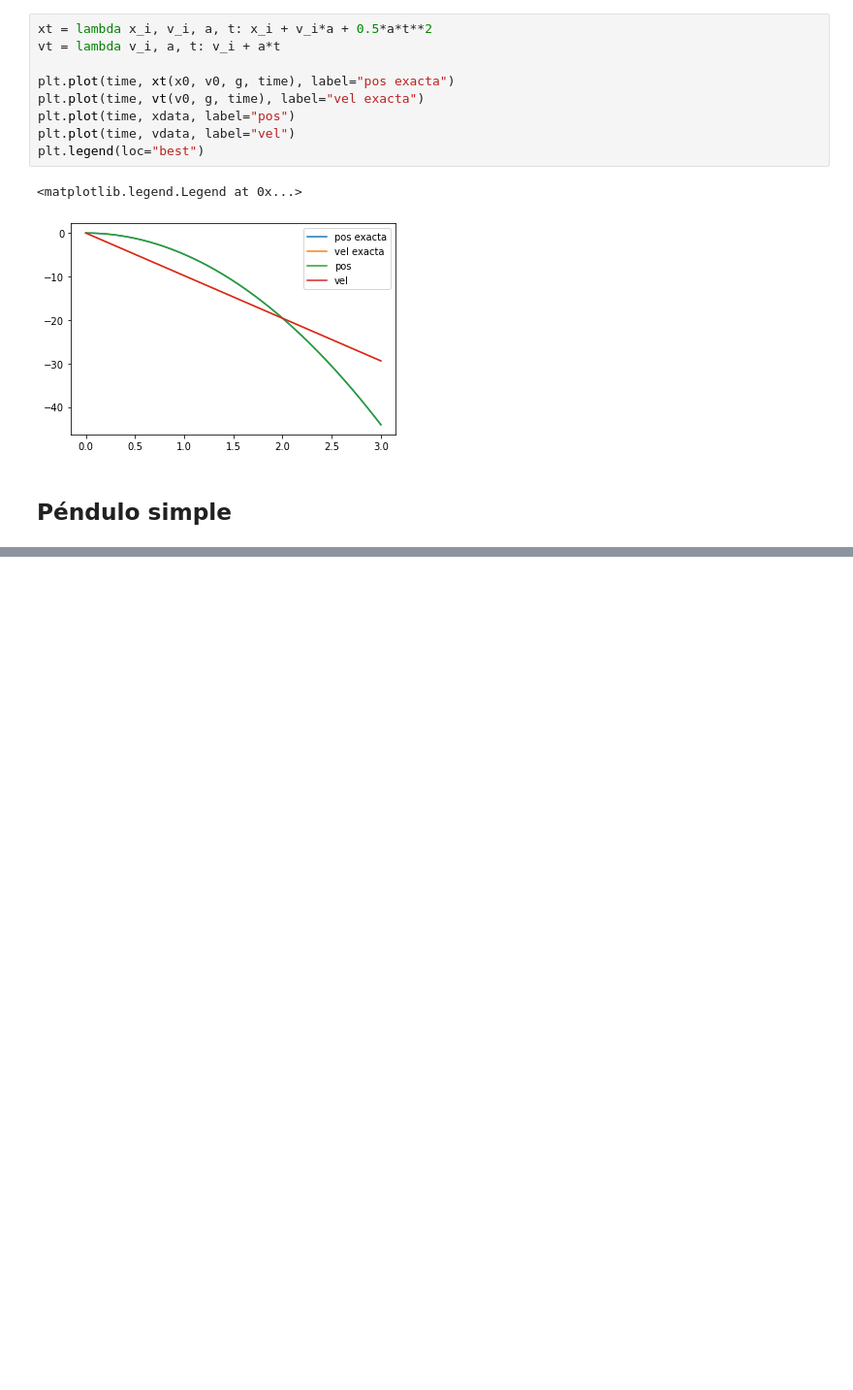
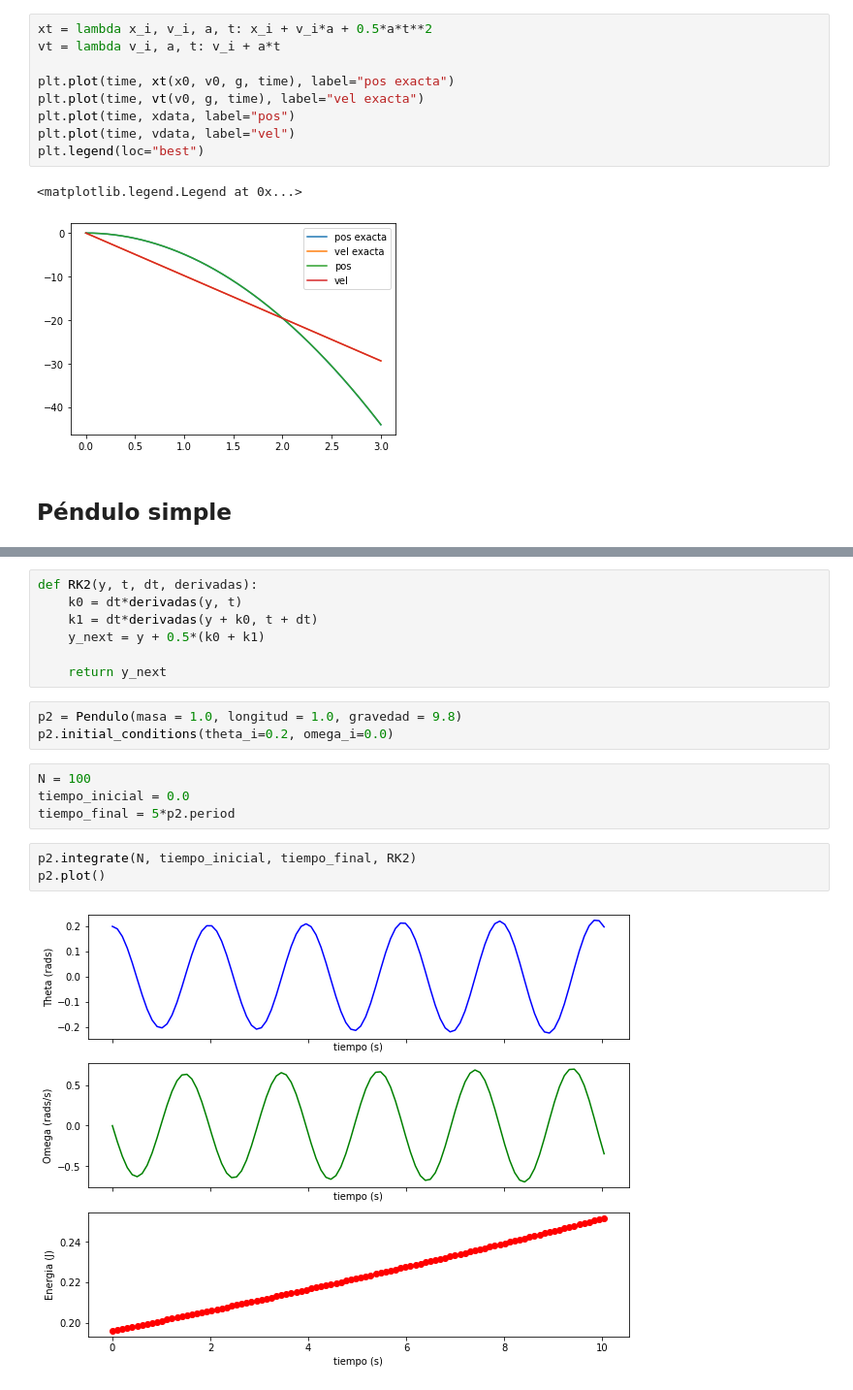
Before and after one commit to jesusigarmor/Matematicas-computacionales-fall2020, a Jupyter notebook: alumnos/anacris2802/EjerciciosClase.ipynb, the cells around one changed output, grey strips where cells are left out. Shown at 97% size. Saved outputs shown, nothing was run; the diff lists cells and outputs as text; blank space fills up the shorter version.

```diff
--- a/alumnos/anacris2802/EjerciciosClase.ipynb
+++ b/alumnos/anacris2802/EjerciciosClase.ipynb
@@ -743,0 +823,19 @@ plt.legend(loc="best")
+# %%
+def RK2(y, t, dt, derivadas):
+    k0 = dt*derivadas(y, t)
+    k1 = dt*derivadas(y + k0, t + dt)
+    y_next = y + 0.5*(k0 + k1)
+
+    return y_next
+# %%
+p2 = Pendulo(masa = 1.0, longitud = 1.0, gravedad = 9.8)
+p2.initial_conditions(theta_i=0.2, omega_i=0.0)
+# %%
+N = 100
+tiempo_inicial = 0.0
+tiempo_final = 5*p2.period
+# %%
+p2.integrate(N, tiempo_inicial, tiempo_final, RK2)
+p2.plot()
+# %% [output]
+[figure, added]
```
Also changed, not shown: parts of 11 cells of this notebook, 1 other file.
